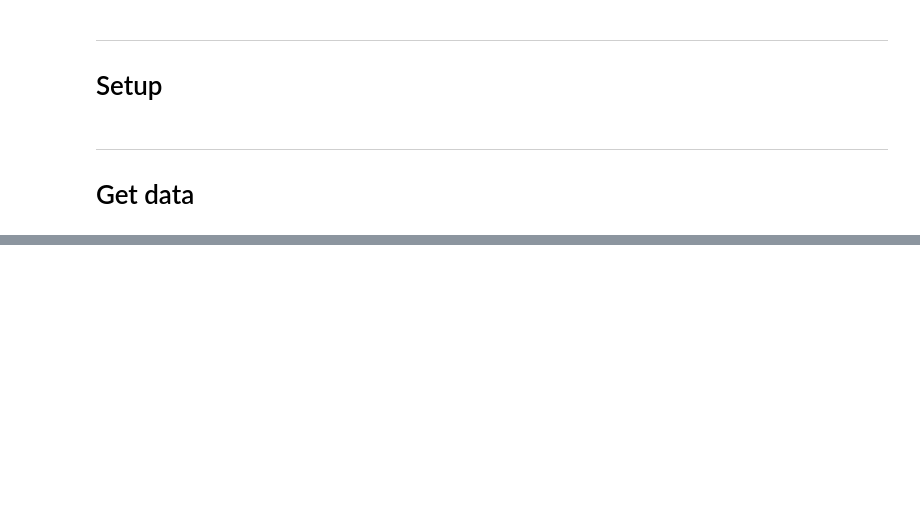
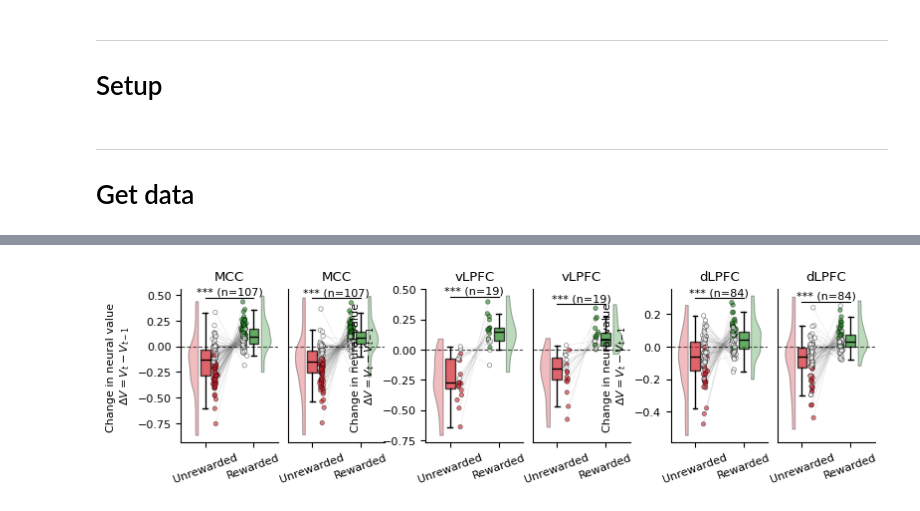
Before and after one commit to ungzs1/popy_05, a Jupyter notebook: notebooks/population_decoding/neural_value_across_target_all_results.ipynb, the cells around one changed output, grey strips where cells are left out. Saved outputs shown, nothing was run; the diff lists cells and outputs as text; code cells hidden in the pictures; blank space fills up the shorter version.

```diff
--- a/notebooks/population_decoding/neural_value_across_target_all_results.ipynb
+++ b/notebooks/population_decoding/neural_value_across_target_all_results.ipynb
@@ -299,0 +389,30 @@ for (monkey, subregion), group in results_df_mean.groupby(['monkey', 'subregion'
+# %%
+# get mean of trials (i.e. mean of all trials in a session) for each monkey, session, subregion, feedback, type
+results_df_mean = []
+for (monkey, session, subregion, type_, feedback), group in res.groupby(['monkey', 'session', 'subregion', 'type', 'feedback']):
+    # get mean of dV_neural, drop trial_id
+    row_to_add = {}
+    row_to_add['monkey'] = monkey
+    row_to_add['session'] = session
+    row_to_add['subregion'] = subregion
+    row_to_add['type'] = type_
+    row_to_add['feedback'] = feedback
+    row_to_add['dV_neural'] = group['dV_neural'].mean()
+    row_to_add['signif'] = np.nan
+
+    results_df_mean.append(row_to_add)
+# to df
+results_df_mean = pd.DataFrame(results_df_mean)
+
+for (monkey, session, subregion, type_), group in res.groupby(['monkey', 'session', 'subregion', 'type']):
+    # compute significantce
+    dVs_pos = group[(group['feedback'] == 1) & (group['type'] == type_)]['dV_neural'].values
+    dVs_neg = group[(group['feedback'] == 0) & (group['type'] == type_)]['dV_neural'].values
+    U, p_value = stats.mannwhitneyu(dVs_pos, dVs_neg, alternative='two-sided')
+
+    # add True to the significant column for this type
+    results_df_mean.loc[(results_df_mean['monkey'] == monkey) &
+                        (results_df_mean['session'] == session) &
+                        (results_df_mean['subregion'] == subregion) &
+                        (results_df_mean['type'] == type_), 'signif'] = p_value < 0.05
+results_df_mean
@@ -299,0 +433,11 @@ for (monkey, subregion), group in results_df_mean.groupby(['monkey', 'subregion'
+# %%
+# Plot session-wise results
+fig, axs = plot_session_wise(results_df_mean, monkeys='both')
+#plt.tight_layout()
+# Add title
+#fig.suptitle('Neural value across target - session-wise results', fontsize=14, y=1.02)
+# Save the figure
+fig.savefig(os.path.join(PATH, 'notebooks', 'population_decoding', 'figs', 'rl_vs_forage', 'session_wise_both_monkeys.svg'),
+            bbox_inches='tight', dpi=300, transparent=True)
+# %% [output]
+[figure, added]
```
Also changed, not shown: parts of 18 cells of this notebook, 16 other files.
